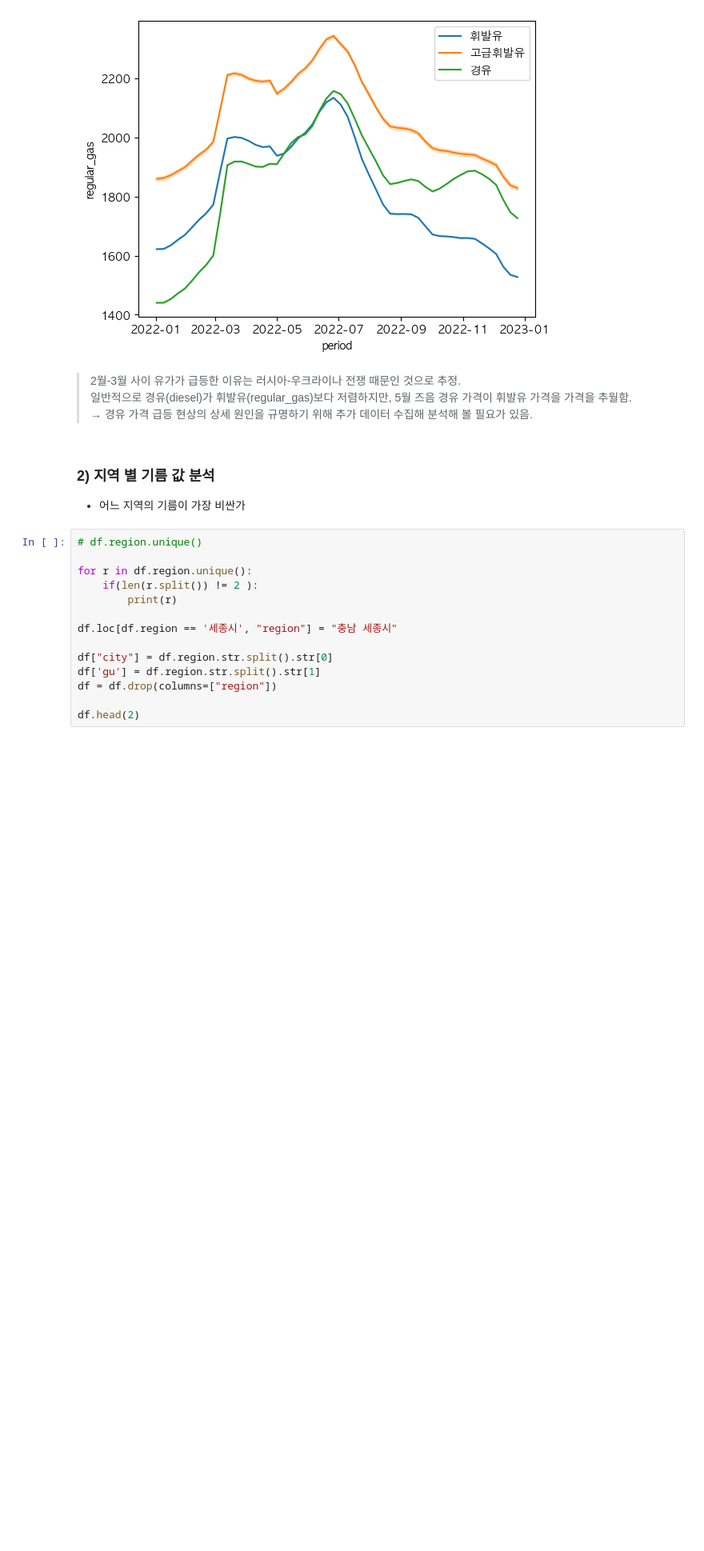
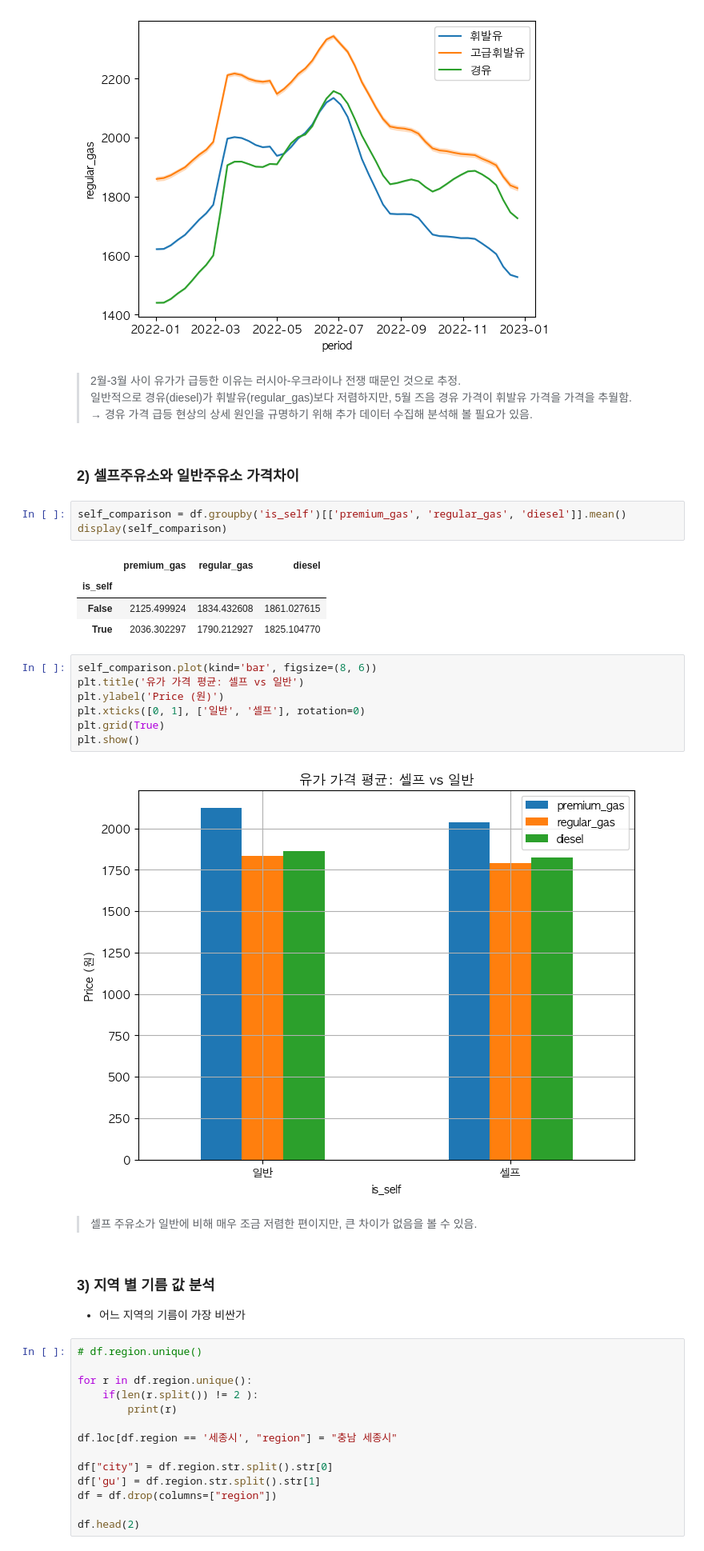
Before and after one commit to Parksolmi/KDA, a Jupyter notebook: Python_Basic/oil_price_eda.ipynb, the cells around one changed output. Shown: that part at 80% size. Saved outputs shown, nothing was run; the diff lists cells and outputs as text; blank space fills up the shorter version.

```diff
--- a/Python_Basic/oil_price_eda.ipynb
+++ b/Python_Basic/oil_price_eda.ipynb
@@ -185,9 +185,30 @@ plt.show()
 > 2월-3월 사이 유가가 급등한 이유는 러시아-우크라이나 전쟁 때문인 것으로 추정. <br/>
 > 일반적으로 경유(diesel)가 휘발유(regular_gas)보다 저렴하지만, 5월 즈음 경유 가격이 휘발유 가격을 가격을 추월함. <br/>
 > → 경유 가격 급등 현상의 상세 원인을 규명하기 위해 추가 데이터 수집해 분석해 볼 필요가 있음. <br/>
+# %% [markdown]
+### 2) 셀프주유소와 일반주유소 가격차이
+# %%
+self_comparison = df.groupby('is_self')[['premium_gas', 'regular_gas', 'diesel']].mean()
+display(self_comparison)
+# %% [output]
+|  | premium_gas | regular_gas | diesel |
+| is_self |  |  |  |
+| False | 2125.499924 | 1834.432608 | 1861.027615 |
+| True | 2036.302297 | 1790.212927 | 1825.104770 |
+# %%
+self_comparison.plot(kind='bar', figsize=(8, 6))
+plt.title('유가 가격 평균: 셀프 vs 일반')
+plt.ylabel('Price (원)')
+plt.xticks([0, 1], ['일반', '셀프'], rotation=0)
+plt.grid(True)
+plt.show()
+# %% [output]
+[figure, added]
+# %% [markdown]
+> 셀프 주유소가 일반에 비해 매우 조금 저렴한 편이지만, 큰 차이가 없음을 볼 수 있음.
 # %% [markdown]
 
-### 2) 지역 별 기름 값 분석
+### 3) 지역 별 기름 값 분석
 - 어느 지역의 기름이 가장 비싼가
 # %%
 # df.region.unique()
```
Also changed, not shown: parts of 2 cells of this notebook.
